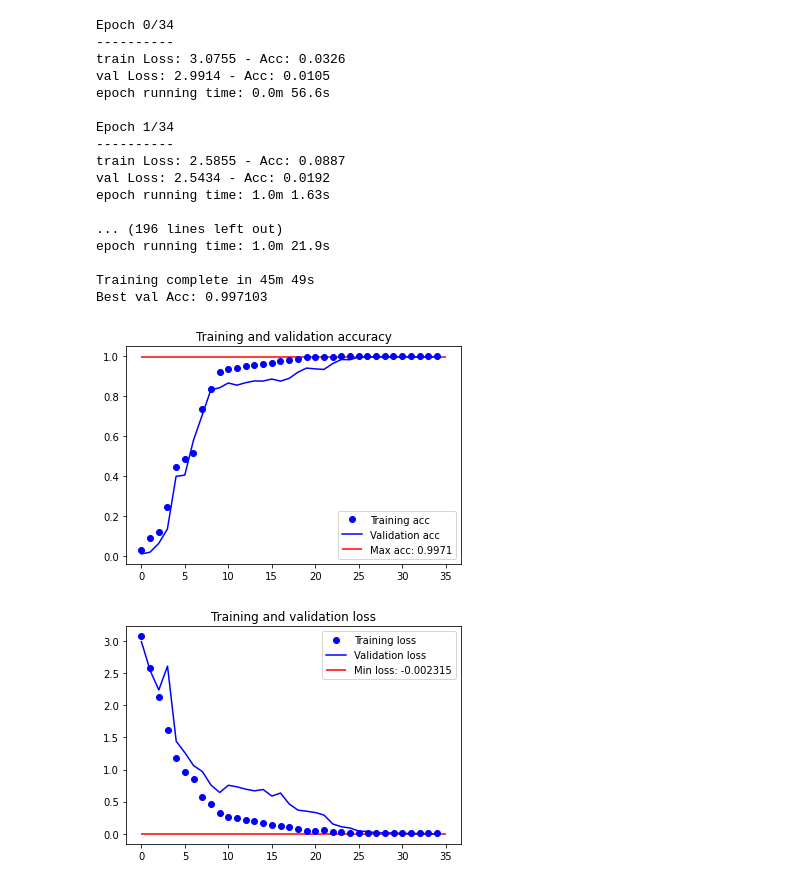
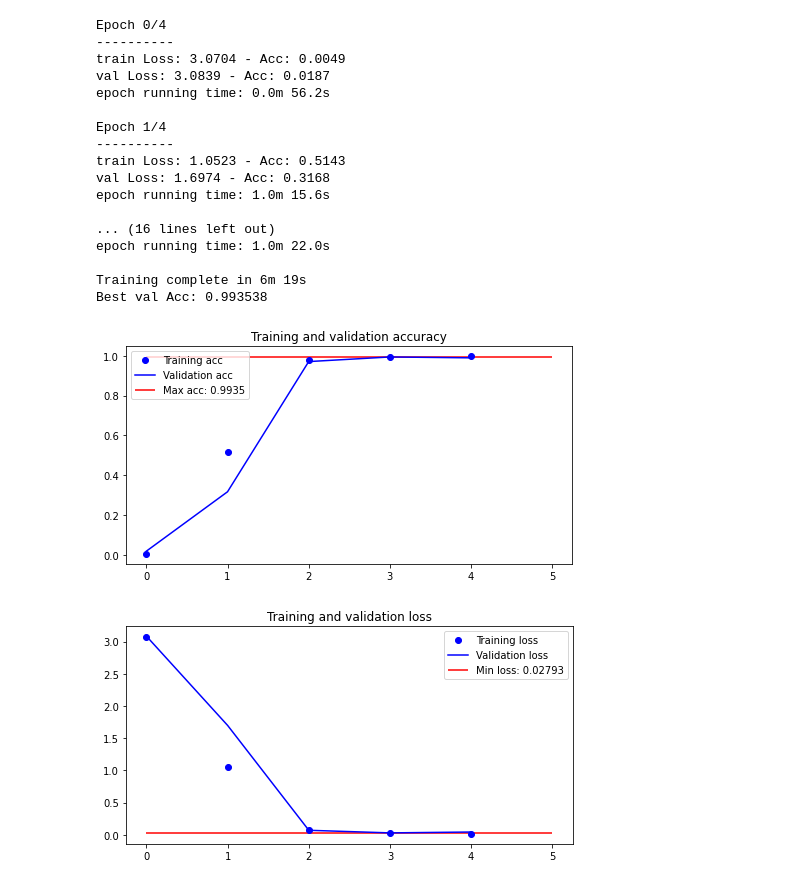
Before and after one commit to alafage/license-plate-extraction, a Jupyter notebook: training.ipynb, the cells around one changed output. Saved outputs shown, nothing was run; the diff lists cells and outputs as text; code cells hidden in the pictures.

```diff
--- a/training.ipynb
+++ b/training.ipynb
@@ -73,7 +81,7 @@ dataloaders = {
     x: DataLoader(
         datasets[x],
         batch_size=32,
-        shuffle=False,
+        shuffle=True,
         num_workers=4
     )
     for x in ["train", "val"]
@@ -96,6 +104,7 @@ def imshow(inp, title=None):
 # %%
 decoder = Decoder(CHARACTERS)
 inputs, targets = next(iter(dataloaders["train"]))
-out = torchvision.utils.make_grid(inputs[:5])
-imshow(out, title=[decoder(target) for target in targets[:5]])
+out = torchvision.utils.make_grid(inputs[:16])
+plt.rcParams["figure.figsize"] = (20, 10)
+imshow(out, title="; ".join([decoder(target) for target in targets[:16]]))
 # %% [output]
@@ -155,7 +159,7 @@ def train_model(model, criterion, optimizer, num_epochs=25):
 
                     input_lengths = torch.full(size=(outputs.size(1),), fill_value=outputs.size(0), dtype=torch.int)
                     target_lengths = torch.full(size=(targets.size(0),), fill_value=targets.size()[1], dtype=torch.int)
-                    loss = criterion(outputs, targets, input_lengths, target_lengths)
+                    loss = criterion(outputs.log_softmax(2), targets, input_lengths, target_lengths)
 
                     # backward + optimize only if in training phase
                     if phase == 'train':
@@ -203,52 +207,54 @@ model, losses, accuracies = train_model(
     model,
     criterion,
     optimizer,
-    num_epochs=35,
+    num_epochs=5,
 )
 # %% [output]
-Epoch 0/34
+Epoch 0/4
 ----------
-train Loss: 3.0755 - Acc: 0.0326
-val Loss: 2.9914 - Acc: 0.0105
-epoch running time: 0.0m 56.6s
+train Loss: 3.0704 - Acc: 0.0049
+val Loss: 3.0839 - Acc: 0.0187
+epoch running time: 0.0m 56.2s
 
-Epoch 1/34
+Epoch 1/4
 ----------
-train Loss: 2.5855 - Acc: 0.0887
-val Loss: 2.5434 - Acc: 0.0192
-epoch running time: 1.0m 1.63s
+train Loss: 1.0523 - Acc: 0.5143
+val Loss: 1.6974 - Acc: 0.3168
+epoch running time: 1.0m 15.6s
 
-... (196 lines left out)
-epoch running time: 1.0m 21.9s
+... (16 lines left out)
+epoch running time: 1.0m 22.0s
 
-Training complete in 45m 49s
-Best val Acc: 0.997103
+Training complete in 6m 19s
+Best val Acc: 0.993538
 # %%
 acc = accuracies['train']
 val_acc = accuracies['val']
 loss = losses['train']
 val_loss = losses['val']
 
 epochs = range(len(loss))
+
+plt.rcParams["figure.figsize"] = (8, 4)
 
 plt.plot(epochs, acc, 'bo', label='Training acc')
 plt.plot(epochs, val_acc, 'b', label='Validation acc')
 plt.hlines(float(max(val_acc)), xmin=0, xmax=len(acc), colors='r', label=f'Max acc: {float(max(val_acc)):0.04}')
 plt.title('Training and validation accuracy')
 plt.legend()
 
 plt.figure()
 
 plt.plot(epochs, loss, 'bo', label='Training loss')
 plt.plot(epochs, val_loss, 'b', label='Validation loss')
 plt.hlines(float(min(val_loss)), xmin=0, xmax=len(loss), colors='r', label=f'Min loss: {float(min(val_loss)):0.04}')
 plt.title('Training and validation loss')
 plt.legend()
 
 plt.show()
 # %% [output]
-[figure, old version]
+[figure, new version]
-[figure, old version]
+[figure, new version]
 # %%
 def visualize_model(model, reducer, decoder, num_images=6):
     was_training = model.training
```
Also changed, not shown: parts of 7 cells of this notebook, 8 other files.
